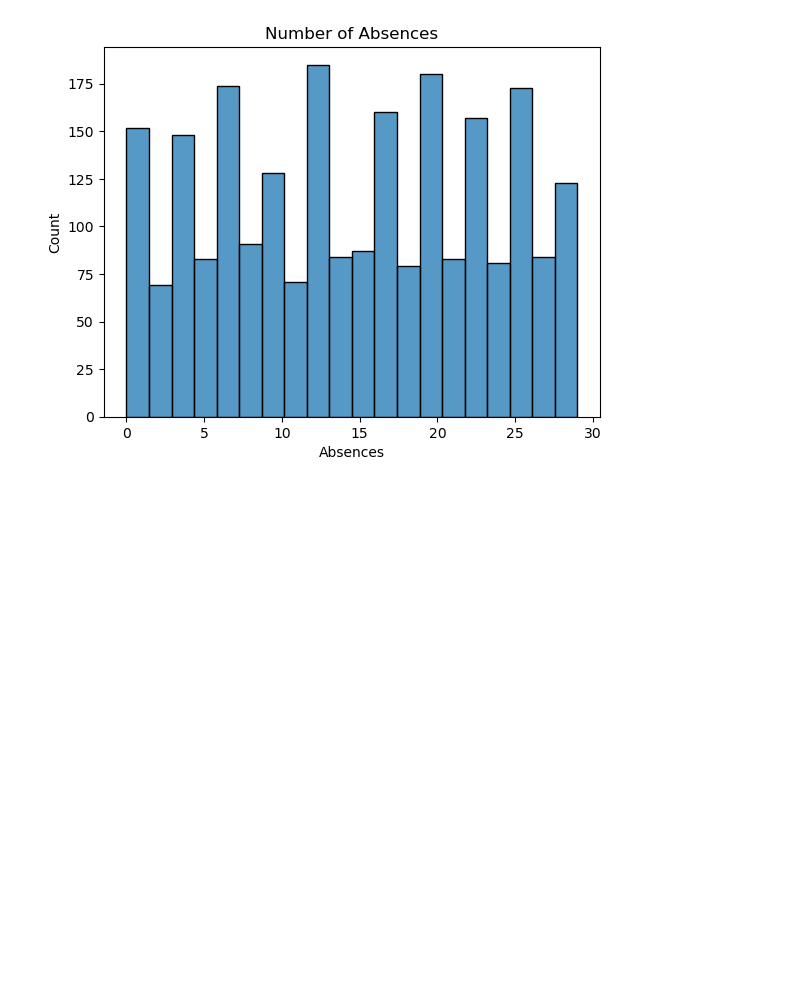
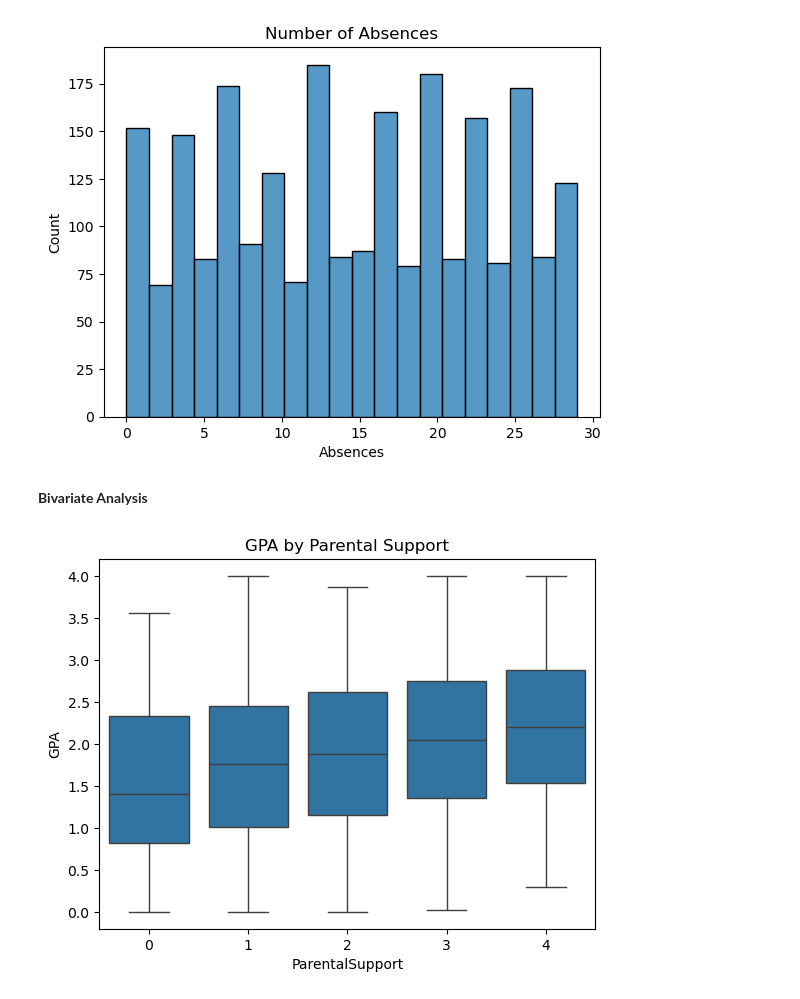
Before and after one commit to GetafixPotion/buildingtest1, a Jupyter notebook: System_Loading_and_Initial_Checks.ipynb, the cells around one changed output. Drawn from its saved outputs; the diff is of its cells as text; code cells hidden in the pictures; blank space fills up the shorter version.

```diff
--- a/System_Loading_and_Initial_Checks.ipynb
+++ b/System_Loading_and_Initial_Checks.ipynb
@@ -172,3 +172,12 @@ plt.ylabel("Count")
 plt.show()
 # %% [output]
 [figure]
+# %% [markdown]
+**Bivariate Analysis**
+# %%
+#GPA by Parental Support
+sns.boxplot(x='ParentalSupport', y='GPA', data=df)
+plt.title("GPA by Parental Support")
+plt.show()
+# %% [output]
+[figure, added]
```
Also changed, not shown: parts of 8 cells of this notebook.
